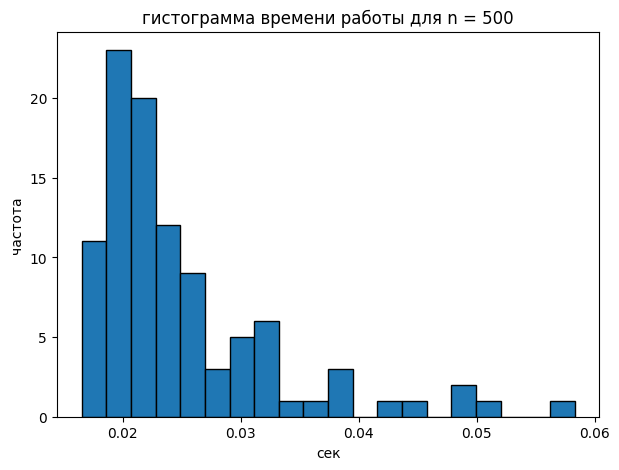
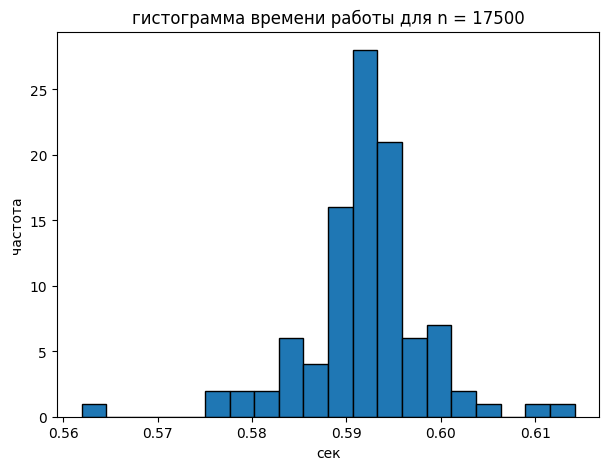
Unified diff of the notebook cell whose output changed from the first chart to the second:
--- before
+++ after
@@ -1,7 +1,8 @@
-n = 500
+n = 17500
 times = []
-
+G = nx.bipartite.random_graph(n, n, 0.00001)
+g = translate_in_list(G, n, n)
 for _ in range(100):
-    G = nx.bipartite.random_graph(n, n, 0.01)
+    G = nx.bipartite.random_graph(n, n, 0.00001)
     g = translate_in_list(G, n, n)
     start = time.perf_counter()
@@ -14,4 +15,4 @@
 plt.xlabel("сек")
 plt.ylabel("частота")
-plt.title(f"гистограмма времени работы для n = 500")
+plt.title(f"гистограмма времени работы для n = 17500")
 plt.show()

Commit: perezaliv